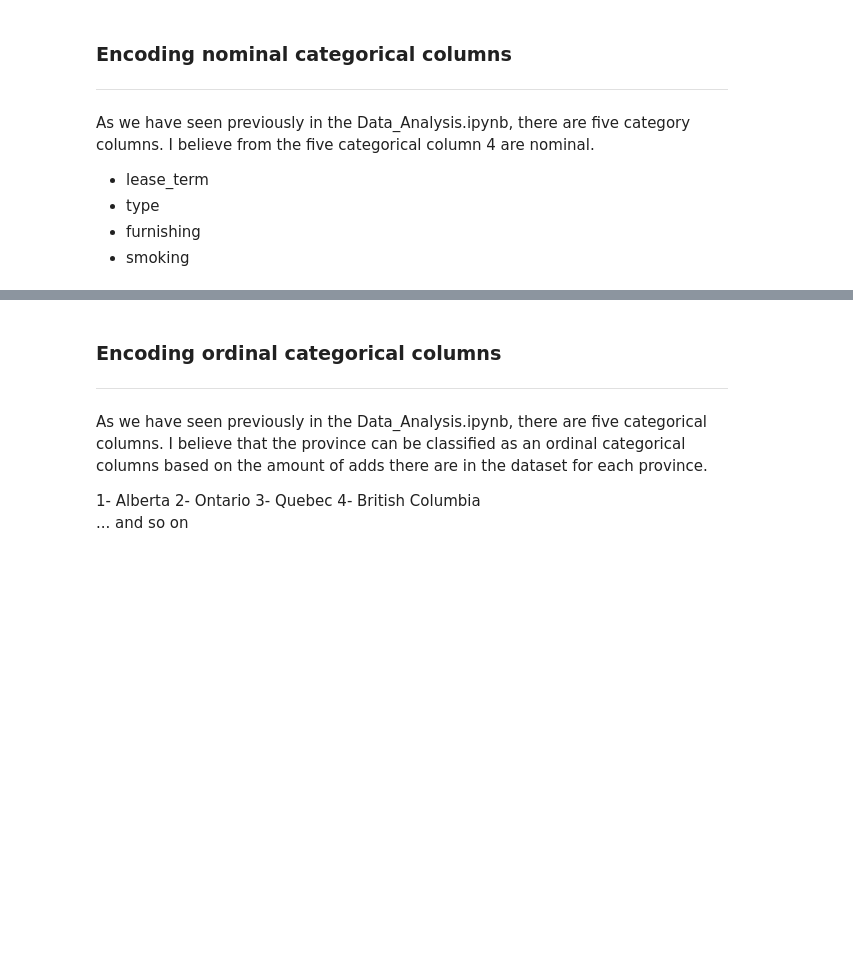
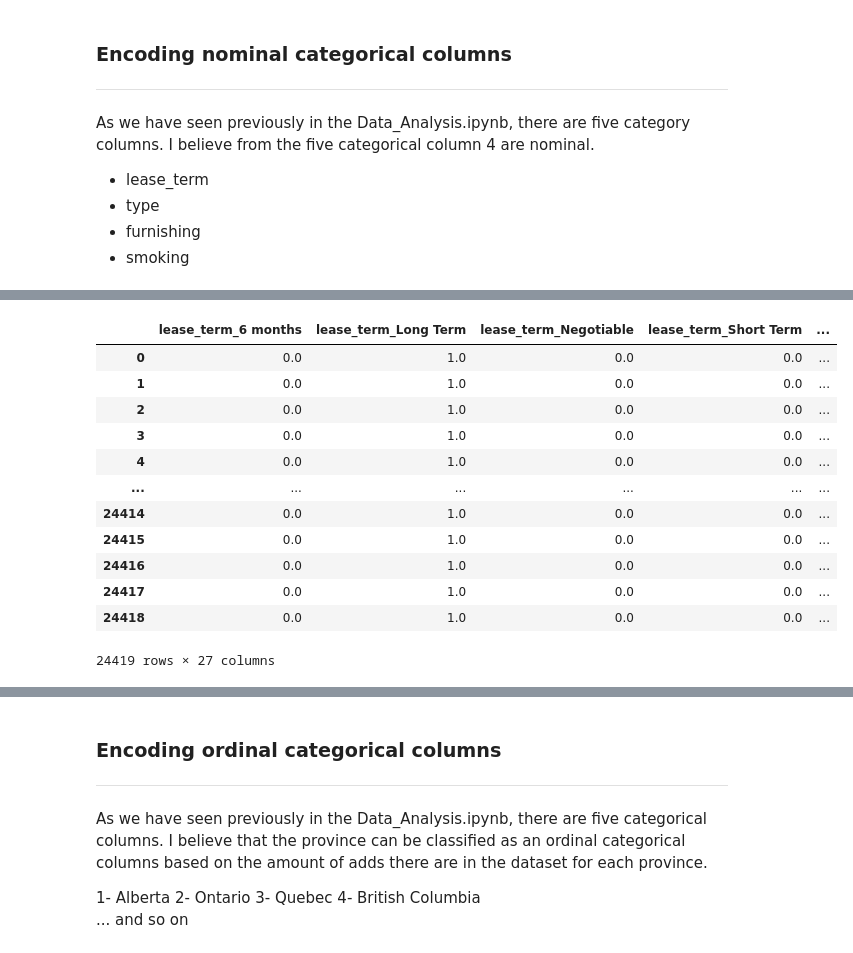
Before and after one commit to ABF-QC/Module2_Project1, a Jupyter notebook: Notebook/Feature_Engineering.ipynb, the cells around one changed output, grey strips where cells are left out. Drawn from its saved outputs; the diff is of its cells as text; code cells hidden in the pictures; blank space fills up the shorter version.

```diff
--- a/Notebook/Feature_Engineering.ipynb
+++ b/Notebook/Feature_Engineering.ipynb
@@ -85,0 +176,16 @@ rent_df.head()
+# %%
+tmp_df.dropna(axis=1)
+# %% [output]
+|  | lease_term_6 months | lease_term_Long Term | lease_term_Negotiable | lease_term_Short Term | ... |
+| 0 | 0.0 | 1.0 | 0.0 | 0.0 | ... |
+| 1 | 0.0 | 1.0 | 0.0 | 0.0 | ... |
+| 2 | 0.0 | 1.0 | 0.0 | 0.0 | ... |
+| 3 | 0.0 | 1.0 | 0.0 | 0.0 | ... |
+| 4 | 0.0 | 1.0 | 0.0 | 0.0 | ... |
+| ... | ... | ... | ... | ... | ... |
+| 24414 | 0.0 | 1.0 | 0.0 | 0.0 | ... |
+| 24415 | 0.0 | 1.0 | 0.0 | 0.0 | ... |
+| 24416 | 0.0 | 1.0 | 0.0 | 0.0 | ... |
+| 24417 | 0.0 | 1.0 | 0.0 | 0.0 | ... |
+| 24418 | 0.0 | 1.0 | 0.0 | 0.0 | ... |
+24419 rows × 27 columns
```
Also changed, not shown: parts of 28 cells of this notebook, 18 other files.
